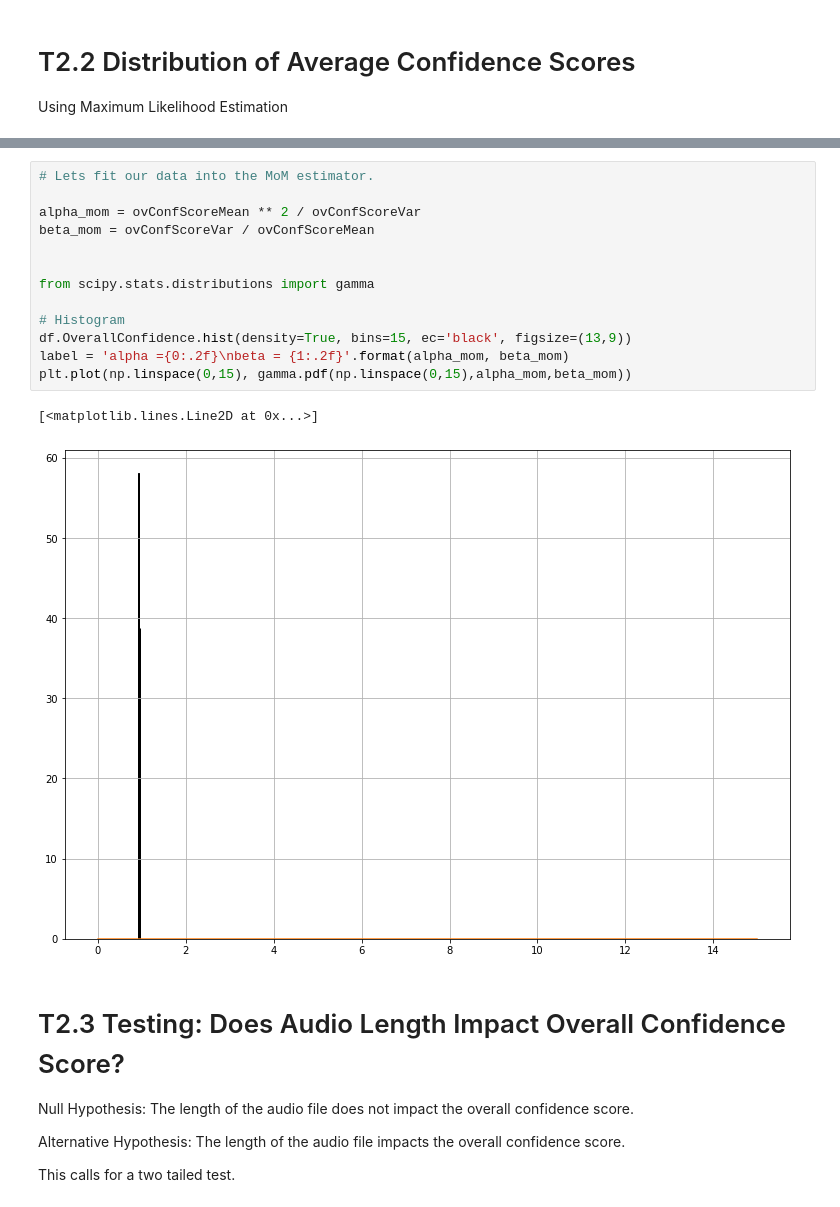
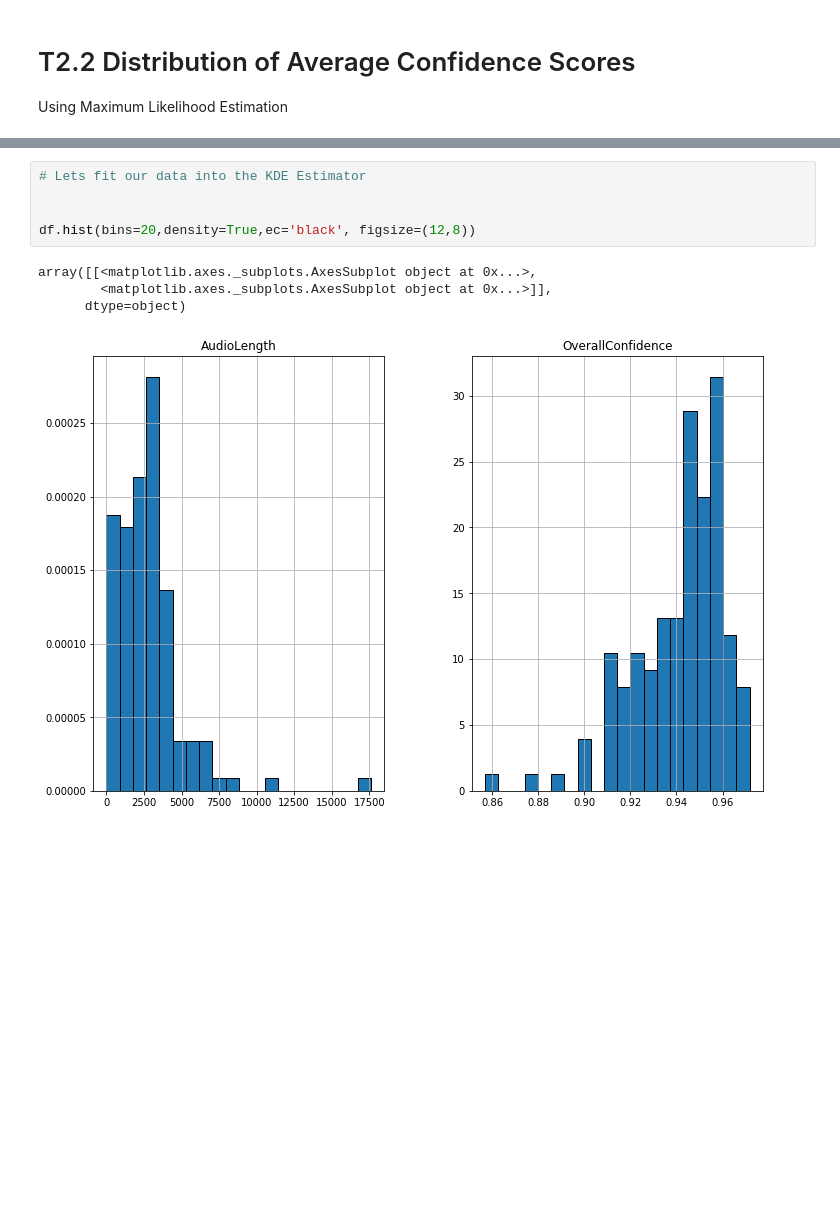
Before and after one commit to UNCG-CSE/Podknow, a Jupyter notebook: src/notebooks/PodcastConfidenceScores.ipynb, the cells around one changed output, grey strips where cells are left out. Cells and saved outputs as stored; diff of their text form; blank space fills up the shorter version.

```diff
--- a/src/notebooks/PodcastConfidenceScores.ipynb
+++ b/src/notebooks/PodcastConfidenceScores.ipynb
@@ -156,24 +139,10 @@ import numpy as np
-# %%
-# Lets fit our data into the MoM estimator.
-
-alpha_mom = ovConfScoreMean ** 2 / ovConfScoreVar
-beta_mom = ovConfScoreVar / ovConfScoreMean
-
-
-from scipy.stats.distributions import gamma
-
-# Histogram
-df.OverallConfidence.hist(density=True, bins=15, ec='black', figsize=(13,9))
-label = 'alpha ={0:.2f}\nbeta = {1:.2f}'.format(alpha_mom, beta_mom)
-plt.plot(np.linspace(0,15), gamma.pdf(np.linspace(0,15),alpha_mom,beta_mom))
-# %% [output]
-[<matplotlib.lines.Line2D at 0x...>]
-[figure, removed]
-# %% [markdown]
-# T2.3 Testing: Does Audio Length Impact Overall Confidence Score?
-
-Null Hypothesis: The length of the audio file does not impact the overall confidence score.
-
-Alternative Hypothesis: The length of the audio file impacts the overall confidence score.
-
-This calls for a two tailed test.
+# %%
+# Lets fit our data into the KDE Estimator
+
+
+df.hist(bins=20,density=True,ec='black', figsize=(12,8))
+# %% [output]
+array([[<matplotlib.axes._subplots.AxesSubplot object at 0x...>,
+        <matplotlib.axes._subplots.AxesSubplot object at 0x...>]],
+      dtype=object)
+[figure, added]
```
Also changed, not shown: parts of 12 cells of this notebook, 45 other files.
